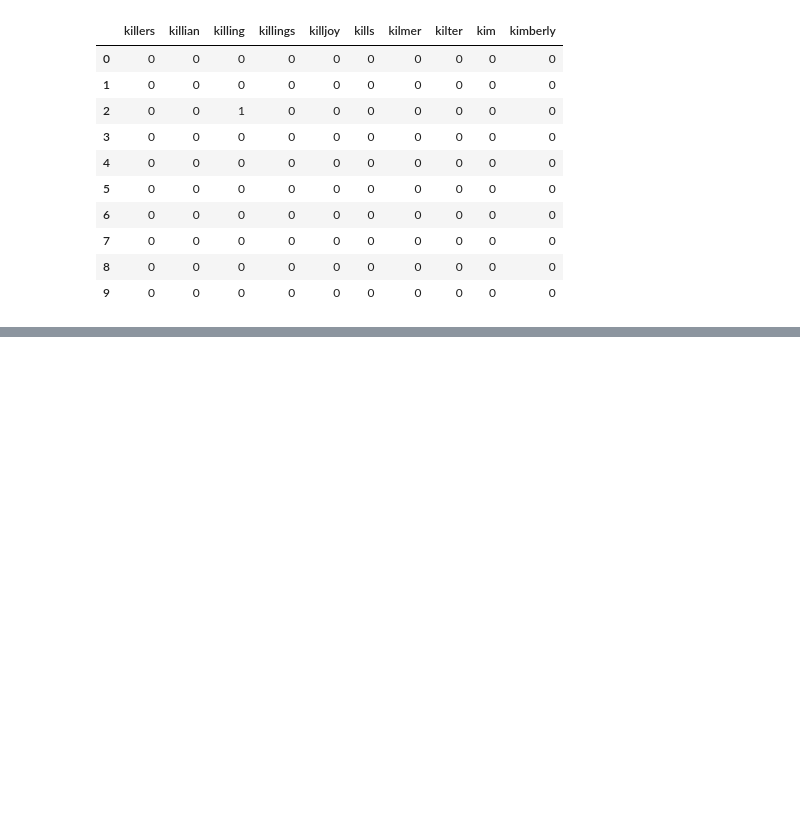
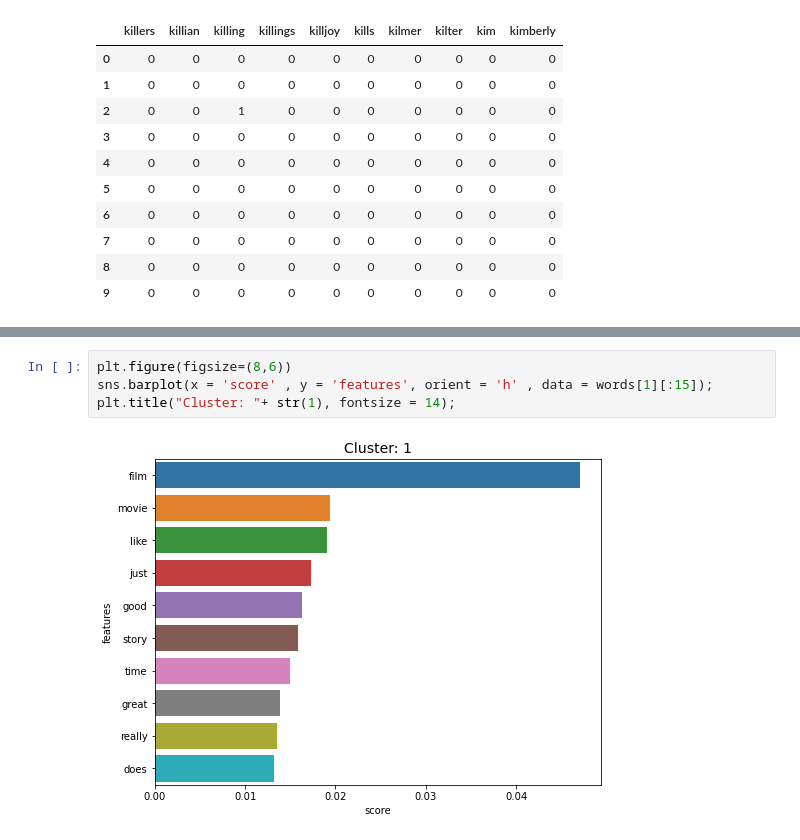
Before and after one commit to STaineT/Unsupervised-Learning---IMDB, a Jupyter notebook: Trustpage_KMeans_Sparse.ipynb, the cells around one changed output, grey strips where cells are left out. Drawn from its saved outputs; the diff is of its cells as text; blank space fills up the shorter version.

```diff
--- a/Trustpage_KMeans_Sparse.ipynb
+++ b/Trustpage_KMeans_Sparse.ipynb
@@ -179,0 +323,6 @@ imdb_trimmed.head(15)
+# %%
+plt.figure(figsize=(8,6))
+sns.barplot(x = 'score' , y = 'features', orient = 'h' , data = words[1][:15]);
+plt.title("Cluster: "+ str(1), fontsize = 14);
+# %% [output]
+[figure, added]
```
Also changed, not shown: parts of 36 cells of this notebook, 1 other file.
